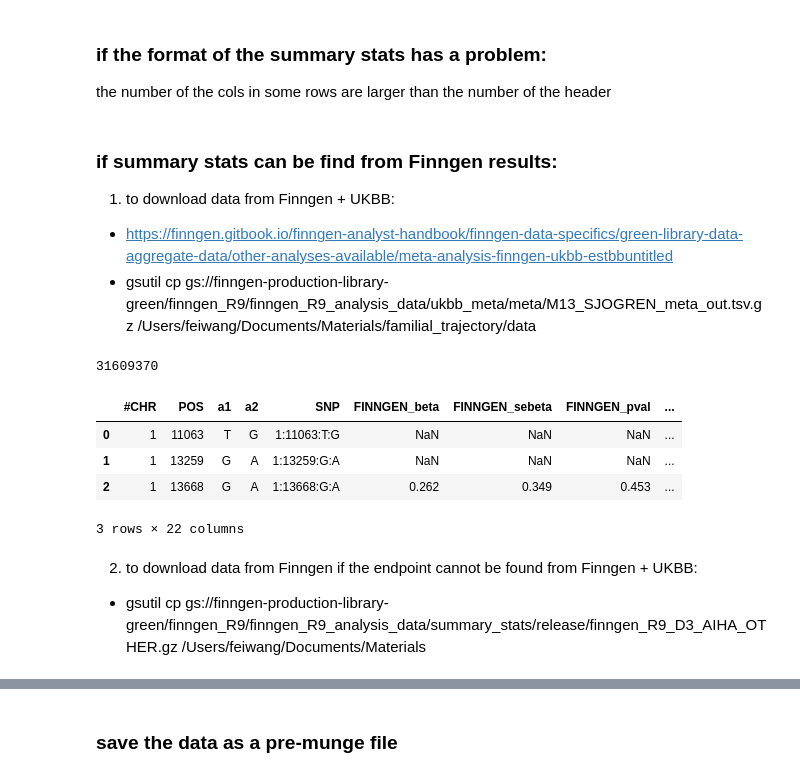
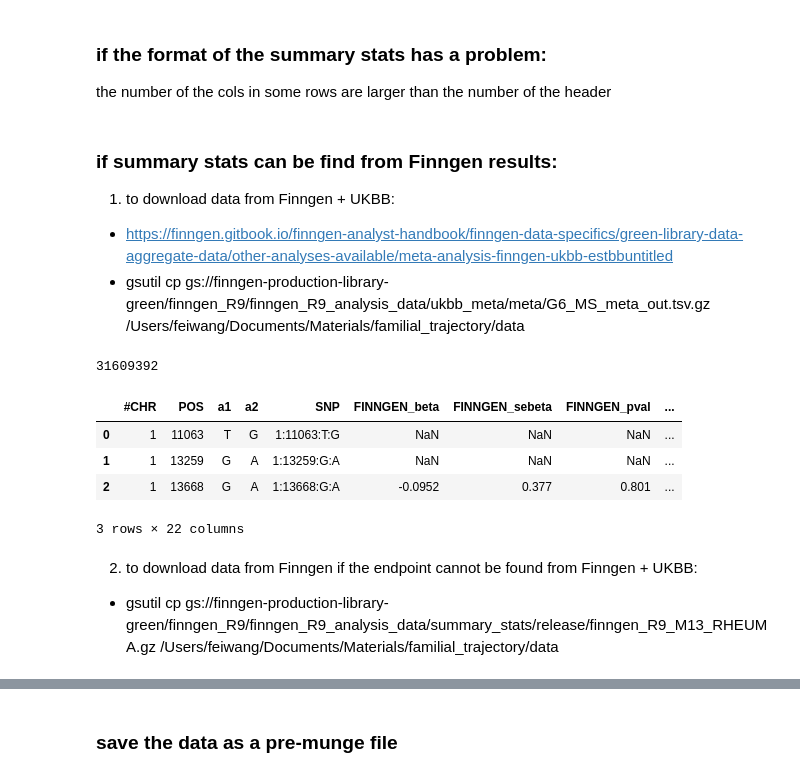
Before and after one commit to dsgelab/familial_tractories, a Jupyter notebook: ldsc.ipynb, the cells around one changed output, grey strips where cells are left out. Saved outputs shown, nothing was run; the diff lists cells and outputs as text; code cells hidden in the pictures.

```diff
--- a/ldsc.ipynb
+++ b/ldsc.ipynb
@@ -129,34 +190,34 @@ print('p:  ', a.iloc[0,-2])
 ### if summary stats can be find from Finngen results:
 1. to download data from Finngen + UKBB:
 - https://finngen.gitbook.io/finngen-analyst-handbook/finngen-data-specifics/green-library-data-aggregate-data/other-analyses-available/meta-analysis-finngen-ukbb-estbbuntitled
-- gsutil cp gs://finngen-production-library-green/finngen_R9/finngen_R9_analysis_data/ukbb_meta/meta/M13_SJOGREN_meta_out.tsv.gz /Users/feiwang/Documents/Materials/familial_trajectory/data
+- gsutil cp gs://finngen-production-library-green/finngen_R9/finngen_R9_analysis_data/ukbb_meta/meta/G6_MS_meta_out.tsv.gz /Users/feiwang/Documents/Materials/familial_trajectory/data
 # %%
 # L12_ALOPECAREATA, N14_IGA_NEPHROPATHY, GEST_DIABETES, G6_OTHDEMYEL, E4_THYROIDITAUTOIM,
 # E4_HYTHY_AI_STRICT, D3_ANAEMIA_B12_DEF, CHIRBIL_PRIM, AUTOIMMUNE_HYPERTHYROIDISM, M13_SJOGREN
 
-ep = 'M13_SJOGREN'
+ep = 'G6_MS'
 file_in = res_dir+'data/'+ep+'_meta_out.tsv.gz'
 file_out = res_dir+'processed_stats/'+ep+'.premunge.gz'
 df = pd.read_csv(file_in, sep='\t')
 df = df.rename(columns={
     'rsid': 'snpid',
     'REF': 'a1',
     'ALT': 'a2',
     'all_inv_var_meta_p': 'pval',
     'all_inv_var_meta_beta': 'beta'
 })
 print(len(df))
 df.head(3)
 # %% [output]
-31609370
+31609392
 |  | #CHR | POS | a1 | a2 | SNP | FINNGEN_beta | FINNGEN_sebeta | FINNGEN_pval | ... |
 | 0 | 1 | 11063 | T | G | 1:11063:T:G | NaN | NaN | NaN | ... |
 | 1 | 1 | 13259 | G | A | 1:13259:G:A | NaN | NaN | NaN | ... |
-| 2 | 1 | 13668 | G | A | 1:13668:G:A | 0.262 | 0.349 | 0.453 | ... |
+| 2 | 1 | 13668 | G | A | 1:13668:G:A | -0.0952 | 0.377 | 0.801 | ... |
 3 rows × 22 columns
 # %% [markdown]
 2. to download data from Finngen if the endpoint cannot be found from Finngen + UKBB:
-- gsutil cp gs://finngen-production-library-green/finngen_R9/finngen_R9_analysis_data/summary_stats/release/finngen_R9_D3_AIHA_OTHER.gz /Users/feiwang/Documents/Materials
+- gsutil cp gs://finngen-production-library-green/finngen_R9/finngen_R9_analysis_data/summary_stats/release/finngen_R9_M13_RHEUMA.gz /Users/feiwang/Documents/Materials/familial_trajectory/data
 # %%
 # D3_AIHA_OTHER, D3_ALLERGPURPURA, D3_ITP, E4_ADDISON, G6_DISSOTH, G6_GUILBAR,
 # H7_IRIDOCYC_ANTER, L12_DERMATHERP, M13_MCTD, M13_WEGENER
```
Also changed, not shown: parts of 33 cells of this notebook, 1 other file.
